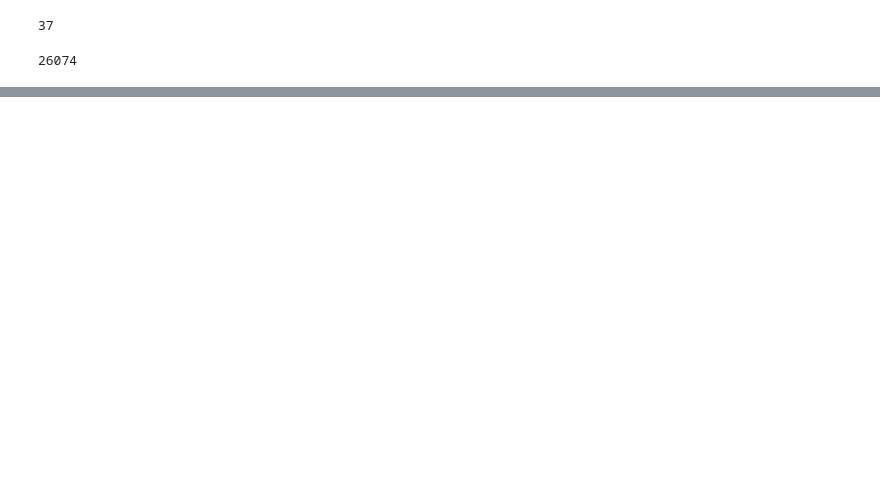
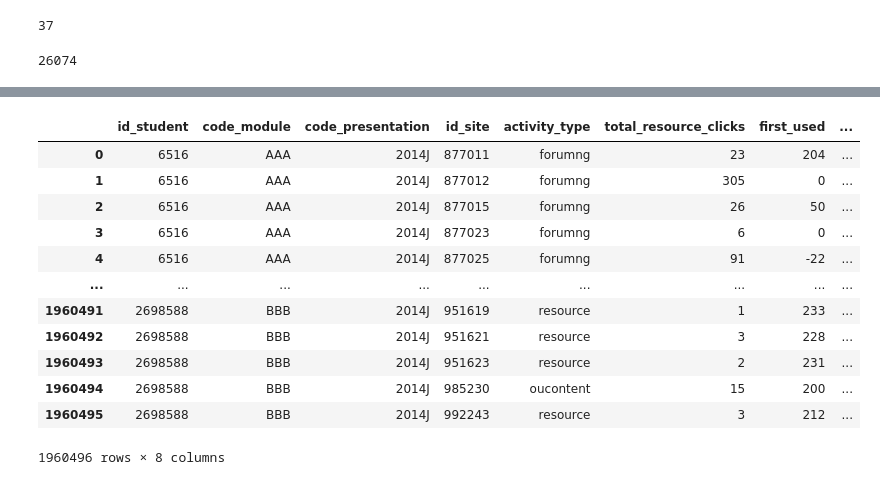
Before and after one commit to lulwaM/fp-hybrid-educational-recommender, a Jupyter notebook: notebooks/data_preprocessing.ipynb, the cells around one changed output, grey strips where cells are left out. Drawn from its saved outputs; the diff is of its cells as text; code cells hidden in the pictures; blank space fills up the shorter version.

```diff
--- a/notebooks/data_preprocessing.ipynb
+++ b/notebooks/data_preprocessing.ipynb
@@ -818,0 +889,17 @@ len(interaction_data["id_student"].unique())
+# %%
+#no cutoff
+interaction_data
+# %% [output]
+|  | id_student | code_module | code_presentation | id_site | activity_type | total_resource_clicks | first_used | ... |
+| 0 | 6516 | AAA | 2014J | 877011 | forumng | 23 | 204 | ... |
+| 1 | 6516 | AAA | 2014J | 877012 | forumng | 305 | 0 | ... |
+| 2 | 6516 | AAA | 2014J | 877015 | forumng | 26 | 50 | ... |
+| 3 | 6516 | AAA | 2014J | 877023 | forumng | 6 | 0 | ... |
+| 4 | 6516 | AAA | 2014J | 877025 | forumng | 91 | -22 | ... |
+| ... | ... | ... | ... | ... | ... | ... | ... | ... |
+| 1960491 | 2698588 | BBB | 2014J | 951619 | resource | 1 | 233 | ... |
+| 1960492 | 2698588 | BBB | 2014J | 951621 | resource | 3 | 228 | ... |
+| 1960493 | 2698588 | BBB | 2014J | 951623 | resource | 2 | 231 | ... |
+| 1960494 | 2698588 | BBB | 2014J | 985230 | oucontent | 15 | 200 | ... |
+| 1960495 | 2698588 | BBB | 2014J | 992243 | resource | 3 | 212 | ... |
+1960496 rows × 8 columns
```
Also changed, not shown: parts of 30 cells of this notebook, 4 other files.
